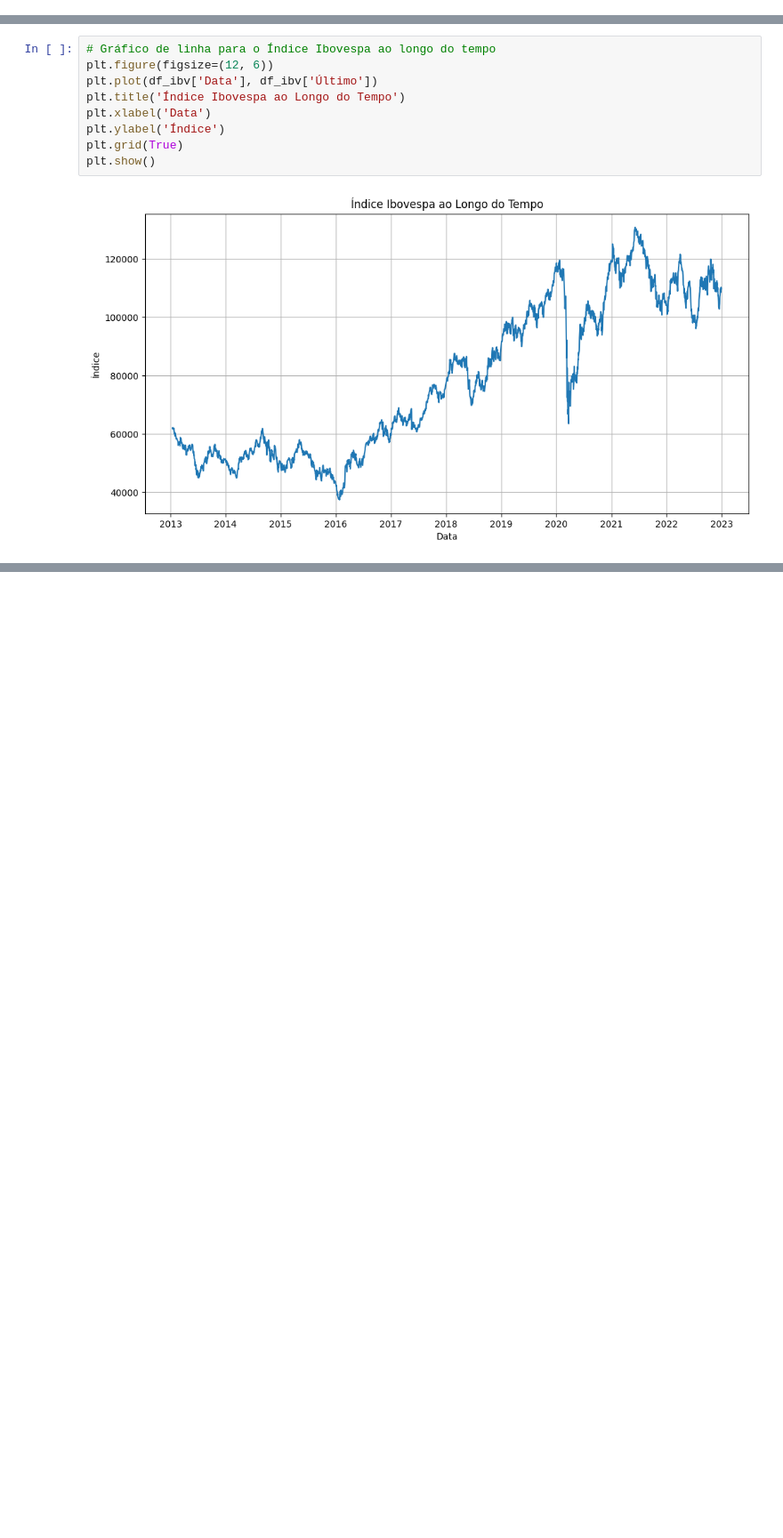
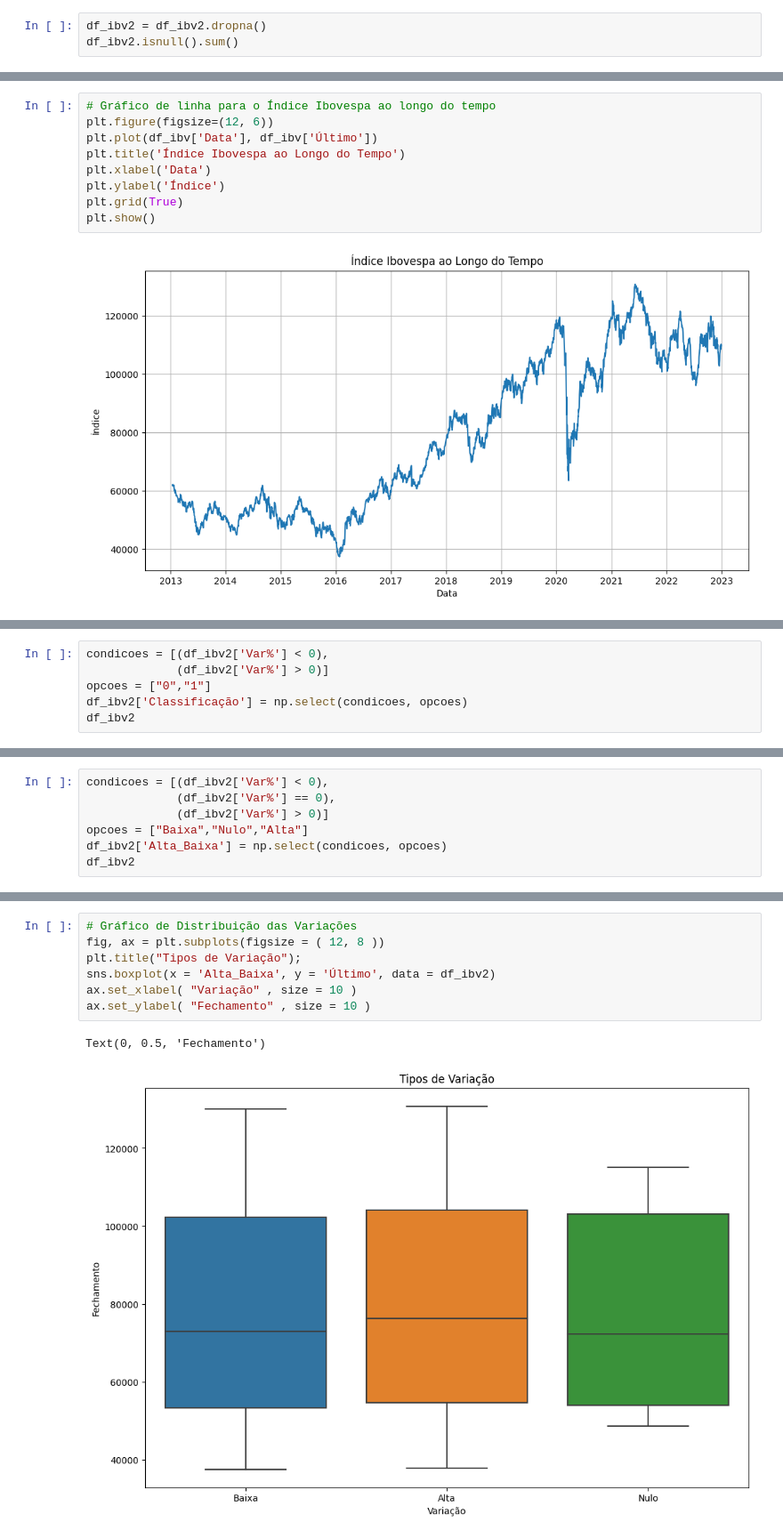
Before and after one commit to marcelomj23/proprio, a Jupyter notebook: Tech_Challenge_2.ipynb, the cells around one changed output, grey strips where cells are left out. Shown: that part at 89% size. Cells and saved outputs as stored; diff of their text form; blank space fills up the shorter version.

```diff
--- a/Tech_Challenge_2.ipynb
+++ b/Tech_Challenge_2.ipynb
@@ -83,0 +104,3 @@ df_ibv2.head()
+# %%
+df_ibv2 = df_ibv2.dropna()
+df_ibv2.isnull().sum()
@@ -107,0 +140,6 @@ plt.show()
+# %%
+condicoes = [(df_ibv2['Var%'] < 0),
+             (df_ibv2['Var%'] > 0)]
+opcoes = ["0","1"]
+df_ibv2['Classificação'] = np.select(condicoes, opcoes)
+df_ibv2
@@ -107,0 +161,7 @@ plt.show()
+# %%
+condicoes = [(df_ibv2['Var%'] < 0),
+             (df_ibv2['Var%'] == 0),
+             (df_ibv2['Var%'] > 0)]
+opcoes = ["Baixa","Nulo","Alta"]
+df_ibv2['Alta_Baixa'] = np.select(condicoes, opcoes)
+df_ibv2
@@ -107,0 +183,10 @@ plt.show()
+# %%
+# Gráfico de Distribuição das Variações
+fig, ax = plt.subplots(figsize = ( 12, 8 ))
+plt.title("Tipos de Variação");
+sns.boxplot(x = 'Alta_Baixa', y = 'Último', data = df_ibv2)
+ax.set_xlabel( "Variação" , size = 10 )
+ax.set_ylabel( "Fechamento" , size = 10 )
+# %% [output]
+Text(0, 0.5, 'Fechamento')
+[figure, added]
```
Also changed, not shown: parts of 16 cells of this notebook.
